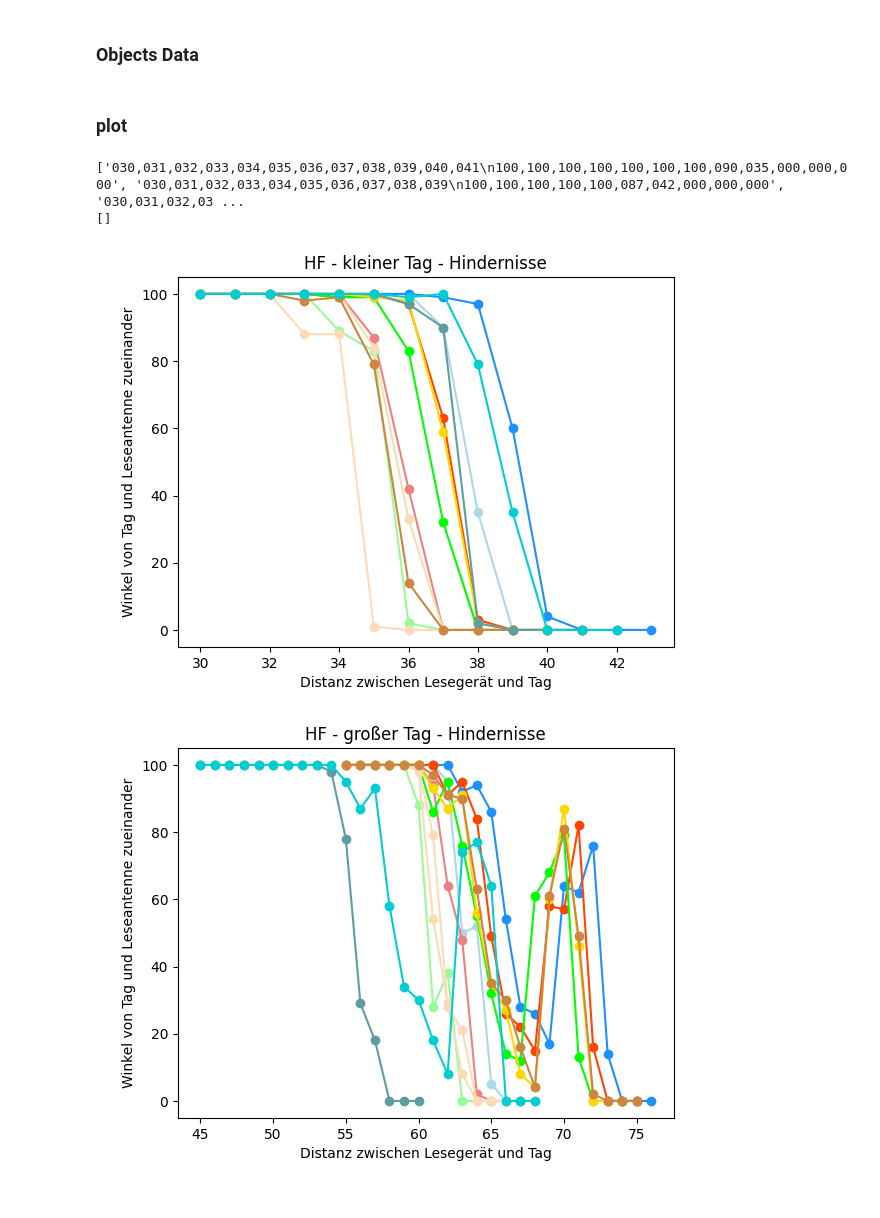
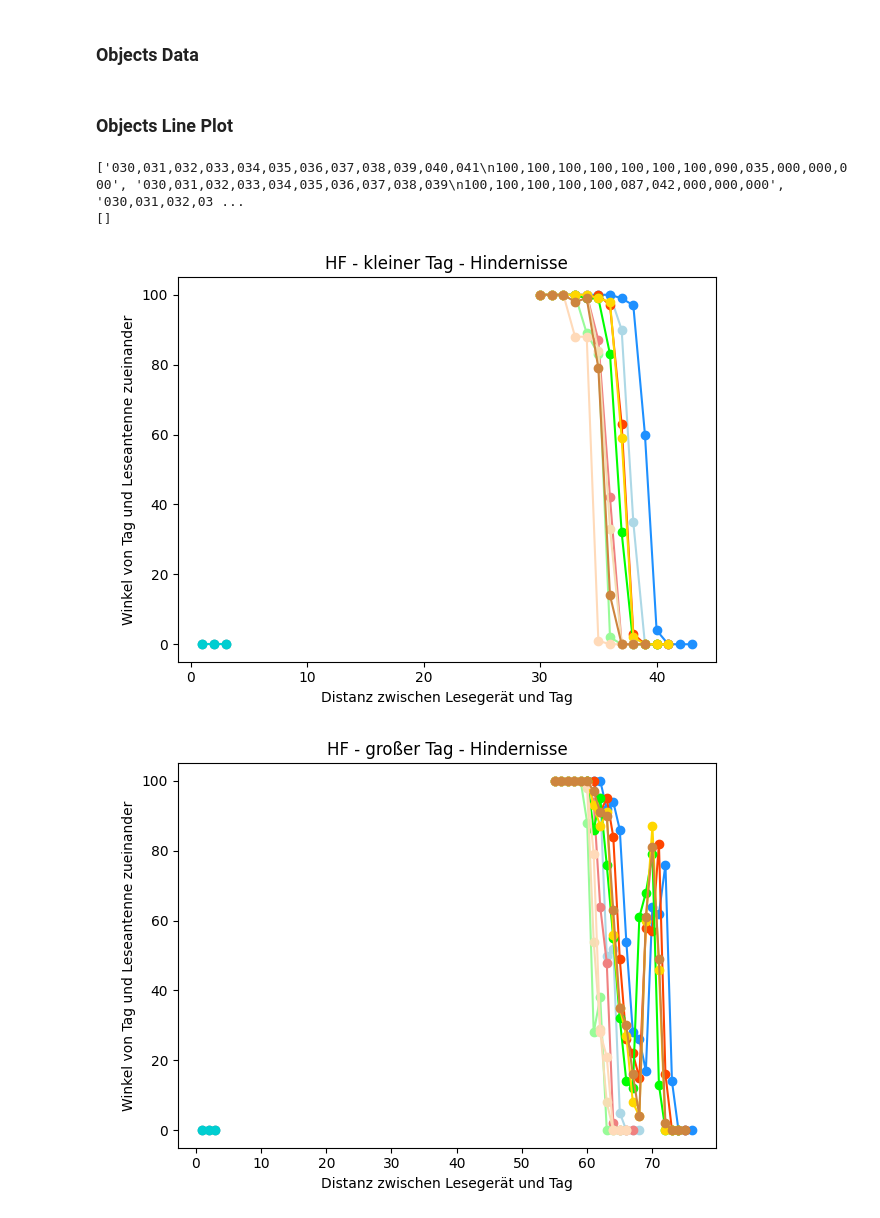
Before and after one commit to martinhauk/proxmark3, a Jupyter notebook: script/ba-graphs.ipynb, the cells around one changed output. Cells and saved outputs as stored; diff of their text form; code cells hidden in the pictures.

```diff
--- a/script/ba-graphs.ipynb
+++ b/script/ba-graphs.ipynb
@@ -232,10 +293,11 @@ lf_k_o_h_str = [
     "020,021,022,023,024,025,026,027,028,029,030,031,032\n100,100,100,100,100,100,100,100,100,100,000,000,000",
     "028,029,030,031,032,033\n100,088,004,000,000,000",
     "018,019,020,021,022,023,024,025,026,027,028,029,030,031,032,033\n100,100,100,100,100,100,100,100,100,100,100,100,100,000,000,000",
-    "020,021,022,023,024,025,026,027,028,029,030,031,032\n100,100,100,100,100,100,100,100,099,001,000,000,000",
-    # "001,002,003\n000,000,000",
+    # "020,021,022,023,024,025,026,027,028,029,030,031,032\n100,100,100,100,100,100,100,100,099,001,000,000,000",
+    "001,002,003\n000,000,000",
 ]
 lf_k_o_h = np.array([extract_vals(x, lf_k_h_max_dist) for x in lf_k_o_h_str])
+lf_k_o_h_highest = np.array([extract_highest(x) for x in lf_k_o_h_str])
 
 lf_k_a_h_str = [
     "050,051,052,053,054,055,056,057,058,059,060,061,062,063,064,065,066\n100,100,100,100,100,100,100,100,100,067,018,000,000,001,000,000,000",
@@ -243,10 +305,11 @@ lf_k_a_h_str = [
     "050,051,052,053,054,055,056,057,058,059,060,061,062,063\n100,100,100,100,100,100,100,100,068,020,003,000,000,000",
     "048,049,050,051,052,053,054,055,056,057,058,059,060,061,062,063,064,065,066\n100,100,100,100,100,100,100,100,100,100,100,023,001,002,000,001,000,000,000",
     "049,050,051,052,053,054,055,056,057,058,059,060,061,062,063,064,065\n100,100,100,100,100,100,100,100,100,100,100,073,038,013,000,000,000",
-    "050,051,052,053,054,055,056,057,058,059,060,061,062\n100,100,100,100,100,100,100,100,099,001,000,000,000",
-    # "001,002,003\n000,000,000",
+    # "050,051,052,053,054,055,056,057,058,059,060,061,062\n100,100,100,100,100,100,100,100,099,001,000,000,000",
+    "001,002,003\n000,000,000",
 ]
 lf_k_a_h = np.array([extract_vals(x, lf_k_h_max_dist) for x in lf_k_a_h_str])
+lf_k_a_h_highest = np.array([extract_highest(x) for x in lf_k_a_h_str])
 # %%
 lf_g_h_max_dist = 92
 
@@ -256,10 +319,11 @@ lf_g_o_h_str = [
     "063,064,065,066,067,068,069,070,071,072,073,074,075,076,077,078,079,080,081\n100,100,100,100,100,100,100,100,100,100,100,097,066,022,009,002,000,000,000",
     "066,067,068,069,070,071,072,073,074,075,076,077,078,079,080,081,082,083,084,085,086,087,088,089,090\n100,100,100,100,100,100,100,100,100,100,100,100,100,100,100,092,092,074,049,030,011,006,000,000,000",
     "055,056,057,058,059,060,061,062,063,064,065,066,067,068,069,070,071,072,073,074,075,076,077,078,079,080,081,082,083,084\n100,100,100,100,100,100,100,100,100,100,100,100,100,100,098,100,099,098,091,060,012,003,000,000,001,000,001,000,000,000",
-    "075,076,077,078,079,080,081,082,083,084,085,086,087,088\n100,100,100,100,089,068,040,019,006,002,002,000,000,000",
-    # "001,002,003\n000,000,000",
+    # "075,076,077,078,079,080,081,082,083,084,085,086,087,088\n100,100,100,100,089,068,040,019,006,002,002,000,000,000",
+    "001,002,003\n000,000,000",
 ]
 lf_g_o_h = np.array([extract_vals(x, lf_g_h_max_dist) for x in lf_g_o_h_str])
+lf_g_o_h_highest = np.array([extract_highest(x) for x in lf_g_o_h_str])
 
 lf_g_a_h_str = [
     "075,076,077,078,079,080,081,082,083,084,085,086,087,088,089,090,091,092\n100,100,100,100,099,099,096,095,092,076,051,031,023,005,001,000,000,000",
@@ -267,7 +331,8 @@ lf_g_a_h_str = [
     "073,074,075,076,077,078,079,080,081,082,083,084,085,086,087,088,089\n100,100,100,099,098,100,095,095,088,086,062,040,011,003,000,000,000",
     "046,047,048,049,050,051,052,053,054,055,056,057,058,059,060,061,062,063,064,065,066,067,068,069,070,071\n100,100,100,100,100,100,100,100,100,100,100,100,100,100,100,100,100,100,100,080,034,005,002,000,000,000",
     "065,066,067,068,069,070,071,072,073,074,075,076,077,078,079,080,081,082,083,084,085,086,087,088,089,090\n100,100,100,100,100,100,100,100,100,100,100,099,097,096,093,090,084,066,045,018,010,005,001,000,000,000",
-    "065,066,067,068,069,070,071,072,073,074,075,076,077\n100,100,100,100,098,098,100,073,028,005,000,000,000",
-    # "001,002,003\n000,000,000",
+    # "065,066,067,068,069,070,071,072,073,074,075,076,077\n100,100,100,100,098,098,100,073,028,005,000,000,000",
+    "001,002,003\n000,000,000",
 ]
 lf_g_a_h = np.array([extract_vals(x, lf_g_h_max_dist) for x in lf_g_a_h_str])
+lf_g_a_h_highest = np.array([extract_highest(x) for x in lf_g_a_h_str])
@@ -280,10 +373,11 @@ hf_k_o_h_str = [
     "030,031,032,033,034,035,036,037,038,039\n100,100,100,100,089,083,002,000,000,000",
     "030,031,032,033,034,035,036,037,038,039\n100,100,100,100,100,084,033,000,000,000",
     "030,031,032,033,034,035,036,037,038\n100,100,100,088,088,001,000,000,000",
-    "030,031,032,033,034,035,036,037,038,039,040,041\n100,100,100,100,100,100,097,090,002,000,000,000",
-    # "001,002,003\n000,000,000",
+    # "030,031,032,033,034,035,036,037,038,039,040,041\n100,100,100,100,100,100,097,090,002,000,000,000",
+    "001,002,003\n000,000,000",
 ]
 hf_k_o_h = np.array([extract_vals(x, hf_k_h_max_dist) for x in hf_k_o_h_str])
+hf_k_o_h_highest = np.array([extract_highest(x) for x in hf_k_o_h_str])
 
 hf_k_a_h_str = [
     "030,031,032,033,034,035,036,037,038,039,040,041,042,043\n100,100,100,100,100,100,100,099,097,060,004,000,000,000",
@@ -291,10 +385,11 @@ hf_k_a_h_str = [
     "030,031,032,033,034,035,036,037,038,039,040\n100,100,100,100,099,099,083,032,000,000,000",
     "030,031,032,033,034,035,036,037,038,039,040,041\n100,100,100,100,100,099,098,059,002,000,000,000",
     "030,031,032,033,034,035,036,037,038,039\n100,100,100,098,099,079,014,000,000,000",
-    "030,031,032,033,034,035,036,037,038,039,040,041,042\n100,100,100,100,100,100,099,100,079,035,000,000,000",
-    # "001,002,003\n000,000,000",
+    # "030,031,032,033,034,035,036,037,038,039,040,041,042\n100,100,100,100,100,100,099,100,079,035,000,000,000",
+    "001,002,003\n000,000,000",
 ]
 hf_k_a_h = np.array([extract_vals(x, hf_k_h_max_dist) for x in hf_k_a_h_str])
+hf_k_a_h_highest = np.array([extract_highest(x) for x in hf_k_a_h_str])
 # %%
 hf_g_h_max_dist = 76
 
@@ -304,10 +399,11 @@ hf_g_o_h_str = [
     "055,056,057,058,059,060,061,062,063,064,065\n100,100,100,100,100,088,028,038,000,000,000",
     "055,056,057,058,059,060,061,062,063,064,065,066\n100,100,100,100,100,098,054,029,008,000,000,000",
     "055,056,057,058,059,060,061,062,063,064,065,066\n100,100,100,100,100,099,079,028,021,000,000,000",
-    "045,046,047,048,049,050,051,052,053,054,055,056,057,058,059,060\n100,100,100,100,100,100,100,100,100,098,078,029,018,000,000,000",
-    # "001,002,003\n000,000,000",
+    # "045,046,047,048,049,050,051,052,053,054,055,056,057,058,059,060\n100,100,100,100,100,100,100,100,100,098,078,029,018,000,000,000",
+    "001,002,003\n000,000,000",
 ]
 hf_g_o_h = np.array([extract_vals(x, hf_g_h_max_dist) for x in hf_g_o_h_str])
+hf_g_o_h_highest = np.array([extract_highest(x) for x in hf_g_o_h_str])
 
 hf_g_a_h_str = [
     "055,056,057,058,059,060,061,062,063,064,065,066,067,068,069,070,071,072,073,074,075,076\n100,100,100,100,100,100,100,100,092,094,086,054,028,026,017,064,062,076,014,000,000,000",
@@ -315,25 +411,28 @@ hf_g_a_h_str = [
     "055,056,057,058,059,060,061,062,063,064,065,066,067,068,069,070,071,072,073,074\n100,100,100,100,100,100,086,095,076,055,032,014,012,061,068,079,013,000,000,000",
     "055,056,057,058,059,060,061,062,063,064,065,066,067,068,069,070,071,072,073,074\n100,100,100,100,100,100,093,087,091,056,035,027,008,004,060,087,046,000,000,000",
     "055,056,057,058,059,060,061,062,063,064,065,066,067,068,069,070,071,072,073,074,075\n100,100,100,100,100,100,097,091,090,063,035,030,016,004,061,081,049,002,000,000,000",
-    "045,046,047,048,049,050,051,052,053,054,055,056,057,058,059,060,061,062,063,064,065,066,067,068\n100,100,100,100,100,100,100,100,100,100,095,087,093,058,034,030,018,008,074,077,064,000,000,000",
-    # "001,002,003\n000,000,000",
+    # "045,046,047,048,049,050,051,052,053,054,055,056,057,058,059,060,061,062,063,064,065,066,067,068\n100,100,100,100,100,100,100,100,100,100,095,087,093,058,034,030,018,008,074,077,064,000,000,000",
+    "001,002,003\n000,000,000",
 ]
 hf_g_a_h = np.array([extract_vals(x, hf_g_h_max_dist) for x in hf_g_a_h_str])
+hf_g_a_h_highest = np.array([extract_highest(x) for x in hf_g_a_h_str])
-# %% [markdown]
-### plot
+# %% [markdown]
+### Objects Line Plot
 # %%
 h_colors_arr = [
     ["lightblue", "lightcoral", "palegreen","wheat", "peachpuff", "cadetblue", "plum"],
     ["dodgerblue", "orangered", "lime", "gold", "peru", "darkturquoise", "violet"]
 ]
 print(hf_k_o_h_str)
 print(hf_k_o_h_str[30:])
 line_comparison_plot(hf_k_o_h_str, hf_k_a_h_str, h_colors_arr[0], h_colors_arr[1], "HF - kleiner Tag - Hindernisse", "hf_k_h_line")
 line_comparison_plot(hf_g_o_h_str, hf_g_a_h_str, h_colors_arr[0], h_colors_arr[1], "HF - großer Tag - Hindernisse", "hf_g_h_line")
 line_comparison_plot(lf_k_o_h_str, lf_k_a_h_str, h_colors_arr[0], h_colors_arr[1], "LF - kleiner Tag - Hindernisse", "lf_k_h_line")
 line_comparison_plot(lf_g_o_h_str, lf_g_a_h_str, h_colors_arr[0], h_colors_arr[1], "LF - großer Tag - Hindernisse", "lf_g_h_line")
+line_comparison_plot(lf_g_o_h_str, lf_g_a_h_str, h_colors_arr[0], h_colors_arr[1], "LF - großer Tag - Hindernisse", "lf_g_h_line")
+line_comparison_plot(lf_g_o_h2_str, lf_g_a_h2_str, h_colors_arr[0], h_colors_arr[1], "LF - großer Tag - Hindernisse", "lf_g_h2_line")
 # %% [output]
 ['030,031,032,033,034,035,036,037,038,039,040,041\n100,100,100,100,100,100,100,090,035,000,000,000', '030,031,032,033,034,035,036,037,038,039\n100,100,100,100,100,087,042,000,000,000', '030,031,032,03 ...
 []
-[figure, old version]
+[figure, new version]
-[figure, old version]
+[figure, new version]
```
Also changed, not shown: parts of 22 cells of this notebook, 1 other file.
